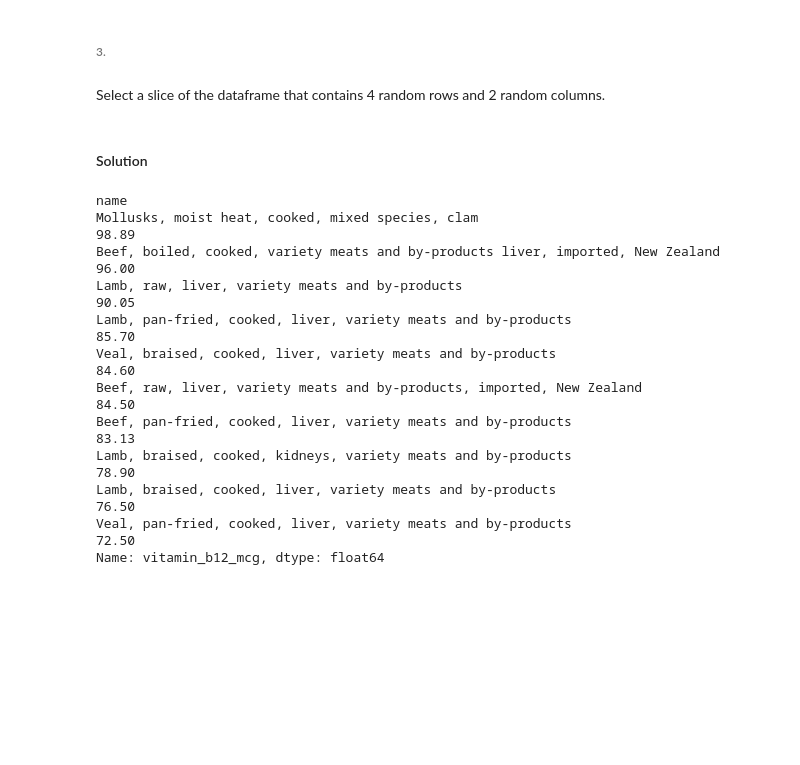
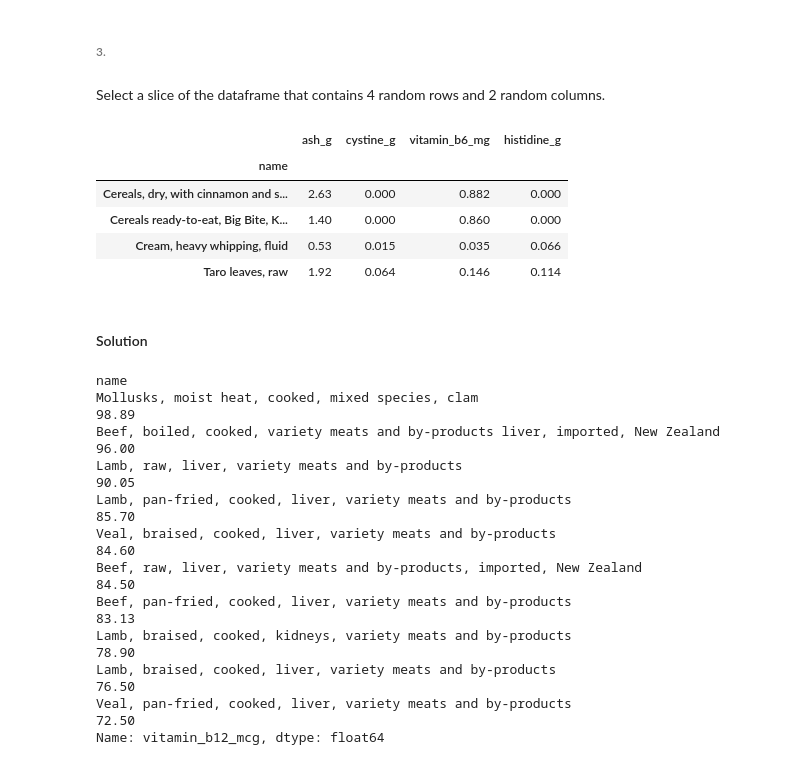
Before and after one commit to deonhj/python_snippets, a Jupyter notebook: pandas/Notebooks/Working_With_DataFrames.ipynb, the cells around one changed output. Cells and saved outputs as stored; diff of their text form; code cells hidden in the pictures; blank space fills up the shorter version.

```diff
--- a/pandas/Notebooks/Working_With_DataFrames.ipynb
+++ b/pandas/Notebooks/Working_With_DataFrames.ipynb
@@ -2073,6 +2105,15 @@ Isolate the foods in the dataset that contain, or are based on, eggplant. Which
 ###### 3.
 # %% [markdown]
 Select a slice of the dataframe that contains 4 random rows and 2 random columns.
+# %%
+nutrition.sample(4).sample(4, axis=1)
+# %% [output]
+|  | ash_g | cystine_g | vitamin_b6_mg | histidine_g |
+| name |  |  |  |  |
+| Cereals, dry, with cinnamon and s... | 2.63 | 0.000 | 0.882 | 0.000 |
+| Cereals ready-to-eat, Big Bite, K... | 1.40 | 0.000 | 0.860 | 0.000 |
+| Cream, heavy whipping, fluid | 0.53 | 0.015 | 0.035 | 0.066 |
+| Taro leaves, raw | 1.92 | 0.064 | 0.146 | 0.114 |
 # %% [markdown]
 #### Solution
 # %%
```
Also changed, not shown: parts of 55 cells of this notebook, 6 other files.
